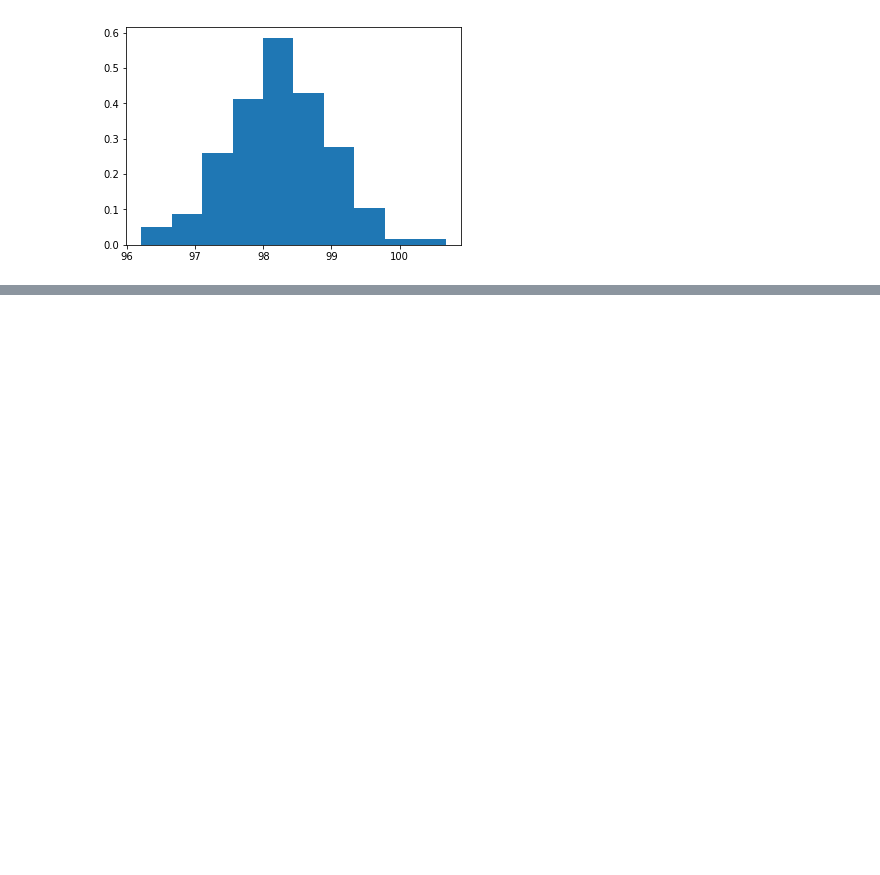
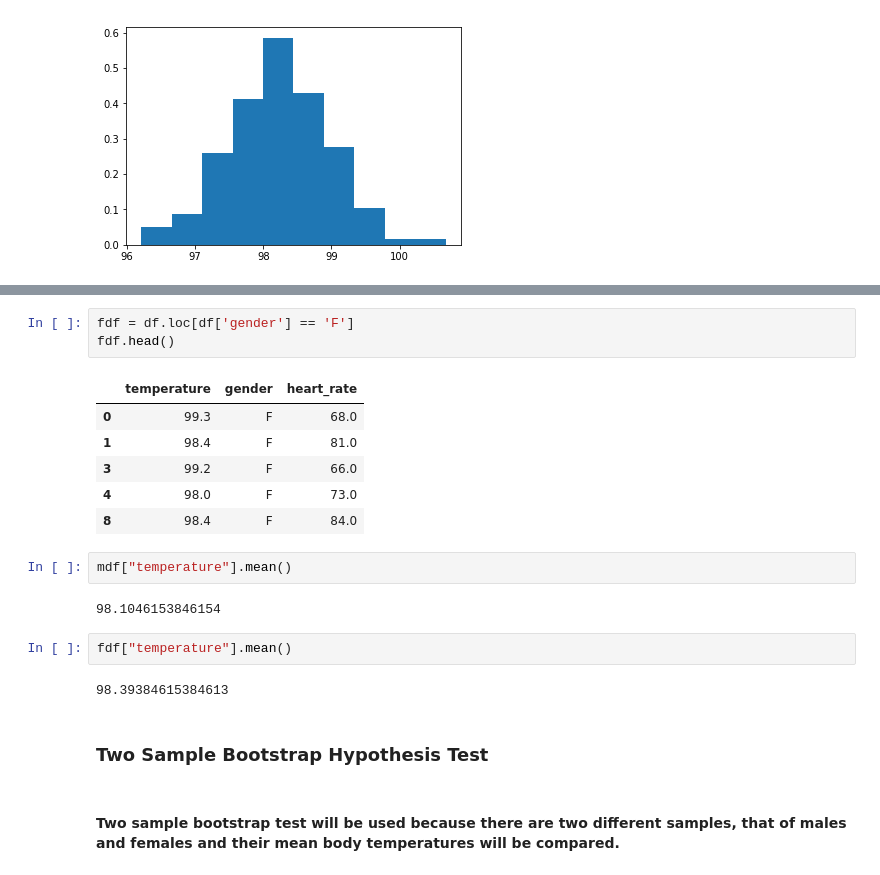
Before and after one commit to TaiPhillips/Mini-Project-EDA, a Jupyter notebook: sliderule_dsi_inferential_statistics_exercise_1.ipynb, the cells around one changed output, grey strips where cells are left out. Drawn from its saved outputs; the diff is of its cells as text; blank space fills up the shorter version.

```diff
--- a/sliderule_dsi_inferential_statistics_exercise_1.ipynb
+++ b/sliderule_dsi_inferential_statistics_exercise_1.ipynb
@@ -198,0 +365,22 @@ np.mean(bs_replicates)
+# %%
+fdf = df.loc[df['gender'] == 'F']
+fdf.head()
+# %% [output]
+|  | temperature | gender | heart_rate |
+| 0 | 99.3 | F | 68.0 |
+| 1 | 98.4 | F | 81.0 |
+| 3 | 99.2 | F | 66.0 |
+| 4 | 98.0 | F | 73.0 |
+| 8 | 98.4 | F | 84.0 |
+# %%
+mdf["temperature"].mean()
+# %% [output]
+98.1046153846154
+# %%
+fdf["temperature"].mean()
+# %% [output]
+98.39384615384613
+# %% [markdown]
+### Two Sample Bootstrap Hypothesis Test
+# %% [markdown]
+#### Two sample bootstrap test will be used because there are two different samples, that of males and females and their mean body temperatures will be compared.
```
Also changed, not shown: parts of 37 cells of this notebook.
